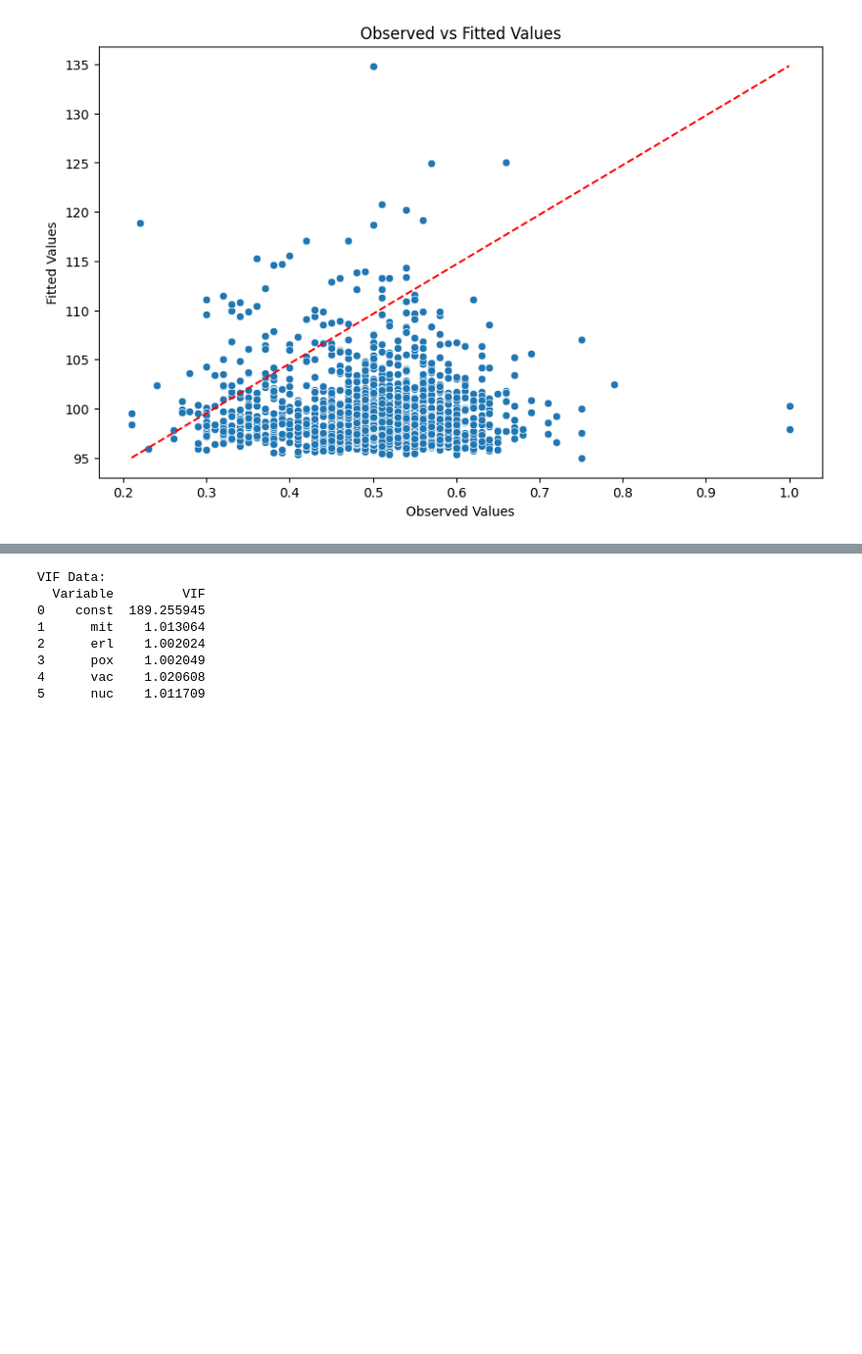
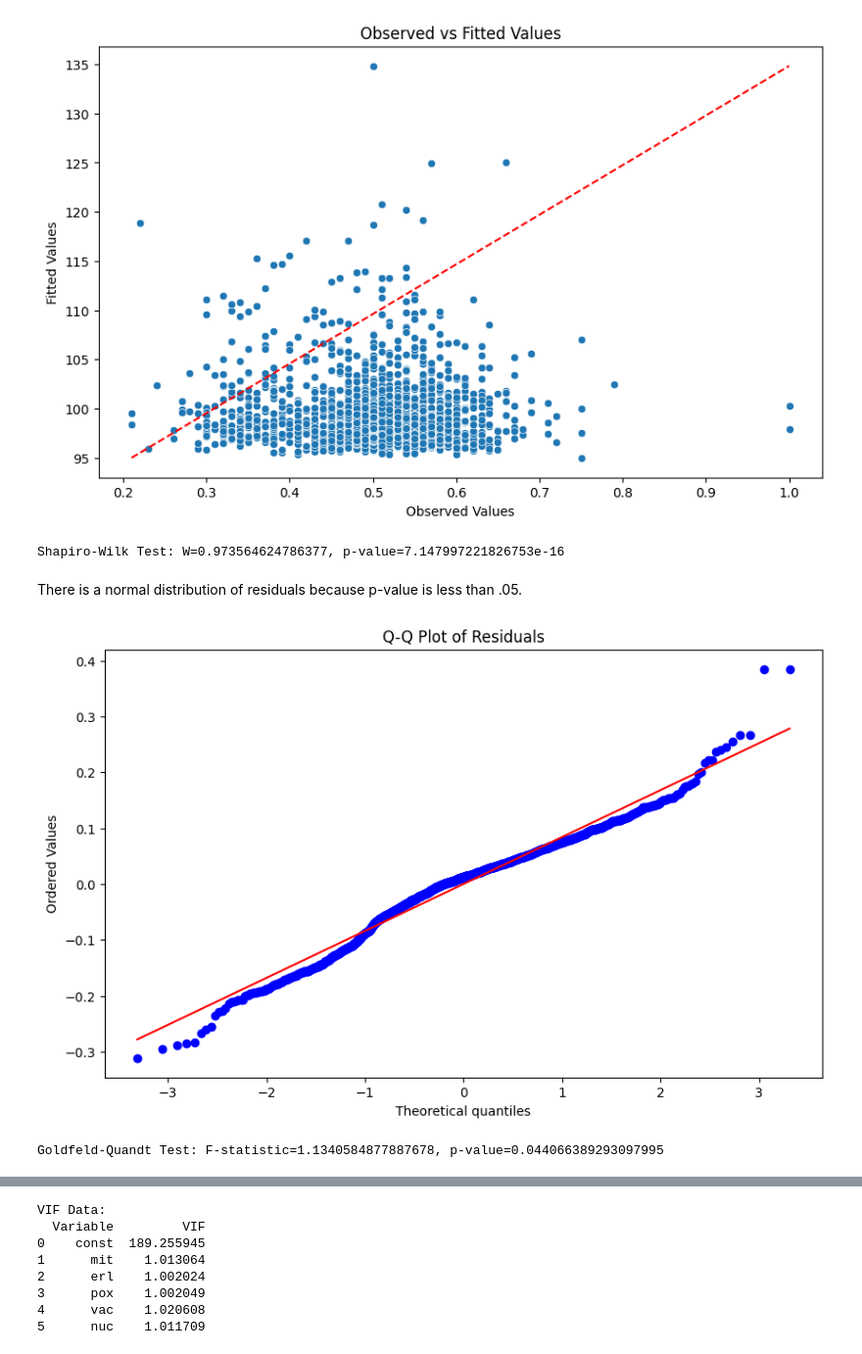
Before and after one commit to jas-tang/datasci_6_regression, a Jupyter notebook: datasci_6_regression.ipynb, the cells around one changed output, grey strips where cells are left out. Shown at 98% size. Drawn from its saved outputs; the diff is of its cells as text; code cells hidden in the pictures; blank space fills up the shorter version.

Commit message:
added more tests

```diff
--- a/datasci_6_regression.ipynb
+++ b/datasci_6_regression.ipynb
@@ -295,3 +295,28 @@ plt.plot([min(df2['alm']), max(df2['alm'])], [min(fitted), max(fitted)], color='
 plt.show()
 # %% [output]
 [figure]
+# %%
+residuals = results.resid
+fitted = results.fittedvalues
+# %%
+### Assessing normality of the residuals
+W, p_value = shapiro(residuals)
+print(f"Shapiro-Wilk Test: W={W}, p-value={p_value}")
+# %% [output]
+Shapiro-Wilk Test: W=0.973564624786377, p-value=7.147997221826753e-16
+# %% [markdown]
+There is a normal distribution of residuals because p-value is less than .05.
+# %%
+# Plot Q-Q plot of residuals
+plt.figure(figsize=(10, 6))
+stats.probplot(residuals, plot=plt)
+plt.title('Q-Q Plot of Residuals')
+plt.show()
+# %% [output]
+[figure, added]
+# %%
+##### Assessing the homogeneity of variance of the residuals
+gq_test = het_goldfeldquandt(residuals, results.model.exog)
+print(f"Goldfeld-Quandt Test: F-statistic={gq_test[0]}, p-value={gq_test[1]}")
+# %% [output]
+Goldfeld-Quandt Test: F-statistic=1.1340584877887678, p-value=0.044066389293097995
```
Also changed, not shown: parts of 4 cells of this notebook.
